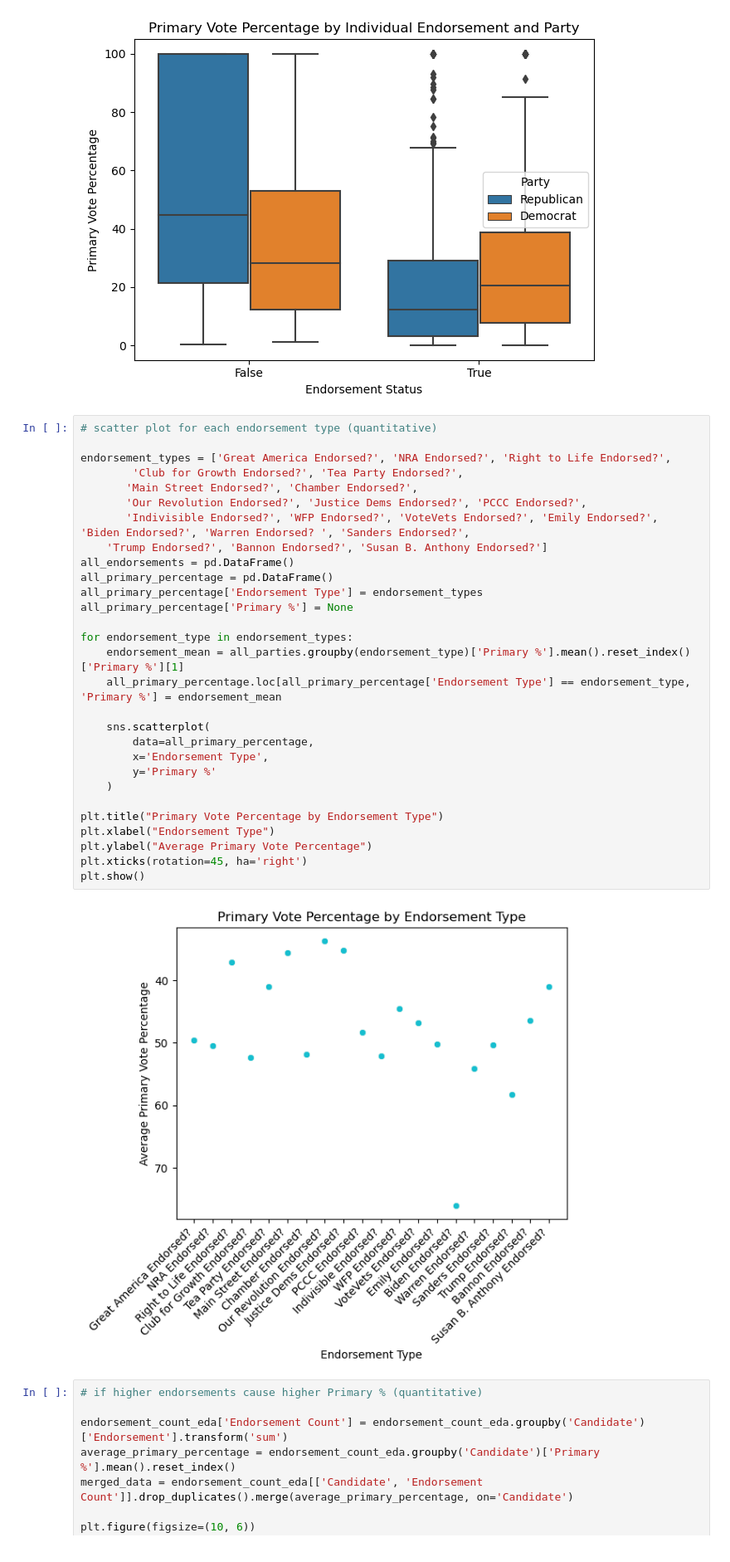
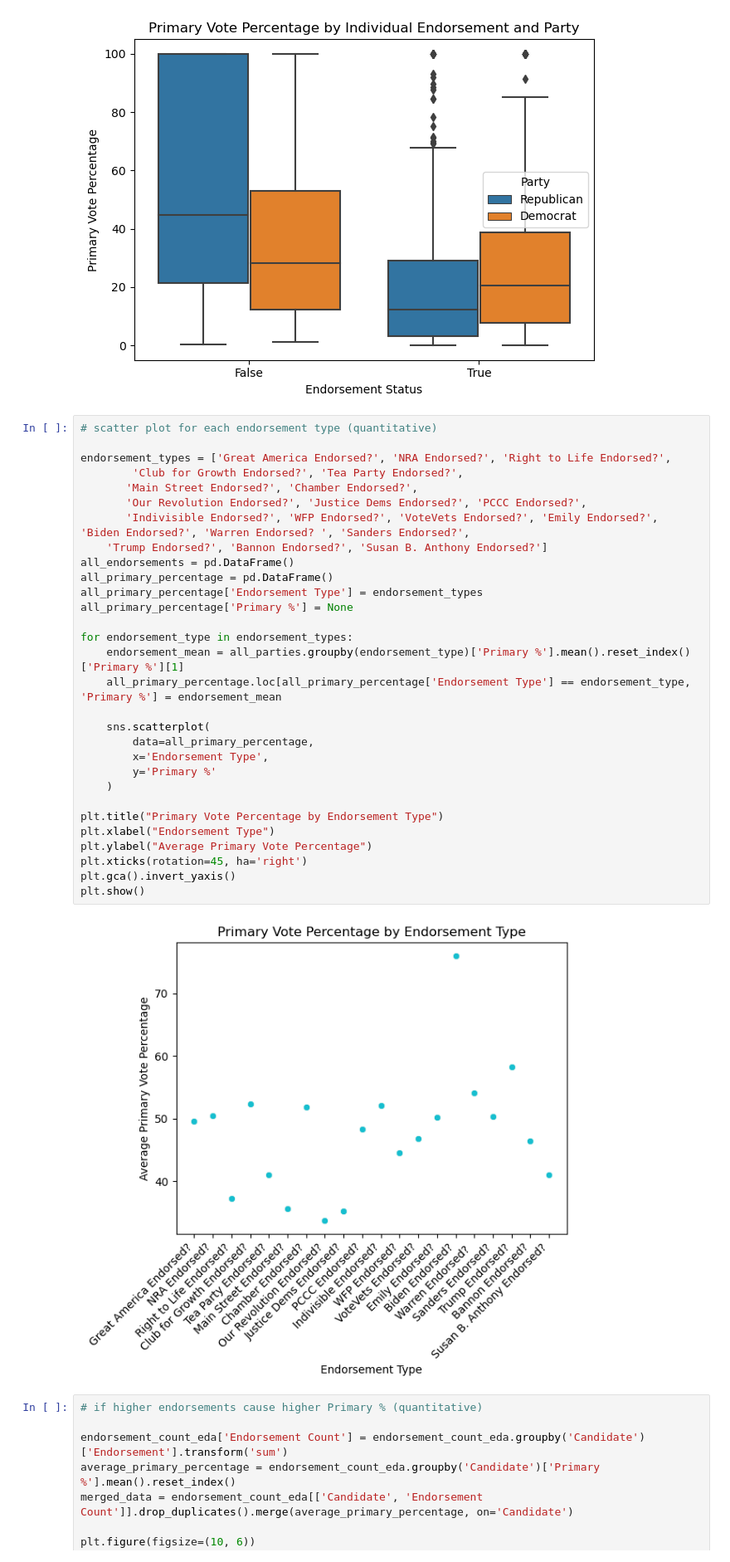
Before and after one commit to daekwon0/data102proj, a Jupyter notebook: data102_finproj_g23.ipynb, the cells around one changed output. Shown: that part at 83% size. Drawn from its saved outputs; the diff is of its cells as text.

```diff
--- a/data102_finproj_g23.ipynb
+++ b/data102_finproj_g23.ipynb
@@ -156,34 +156,35 @@ plt.show()
 # %%
 # scatter plot for each endorsement type (quantitative)
 
 endorsement_types = ['Great America Endorsed?', 'NRA Endorsed?', 'Right to Life Endorsed?',
         'Club for Growth Endorsed?', 'Tea Party Endorsed?',
        'Main Street Endorsed?', 'Chamber Endorsed?',
        'Our Revolution Endorsed?', 'Justice Dems Endorsed?', 'PCCC Endorsed?',
        'Indivisible Endorsed?', 'WFP Endorsed?', 'VoteVets Endorsed?', 'Emily Endorsed?', 'Biden Endorsed?', 'Warren Endorsed? ', 'Sanders Endorsed?',
     'Trump Endorsed?', 'Bannon Endorsed?', 'Susan B. Anthony Endorsed?']
 all_endorsements = pd.DataFrame()
 all_primary_percentage = pd.DataFrame()
 all_primary_percentage['Endorsement Type'] = endorsement_types
 all_primary_percentage['Primary %'] = None
 
 for endorsement_type in endorsement_types:
     endorsement_mean = all_parties.groupby(endorsement_type)['Primary %'].mean().reset_index()['Primary %'][1]
     all_primary_percentage.loc[all_primary_percentage['Endorsement Type'] == endorsement_type, 'Primary %'] = endorsement_mean
 
     sns.scatterplot(
         data=all_primary_percentage,
         x='Endorsement Type',
         y='Primary %'
     )
 
 plt.title("Primary Vote Percentage by Endorsement Type")
 plt.xlabel("Endorsement Type")
 plt.ylabel("Average Primary Vote Percentage")
 plt.xticks(rotation=45, ha='right')
+plt.gca().invert_yaxis()
 plt.show()
 # %% [output]
-[figure, old version]
+[figure, new version]
 # %%
 # if higher endorsements cause higher Primary % (quantitative)
 
```
Also changed, not shown: parts of 2 cells of this notebook.
